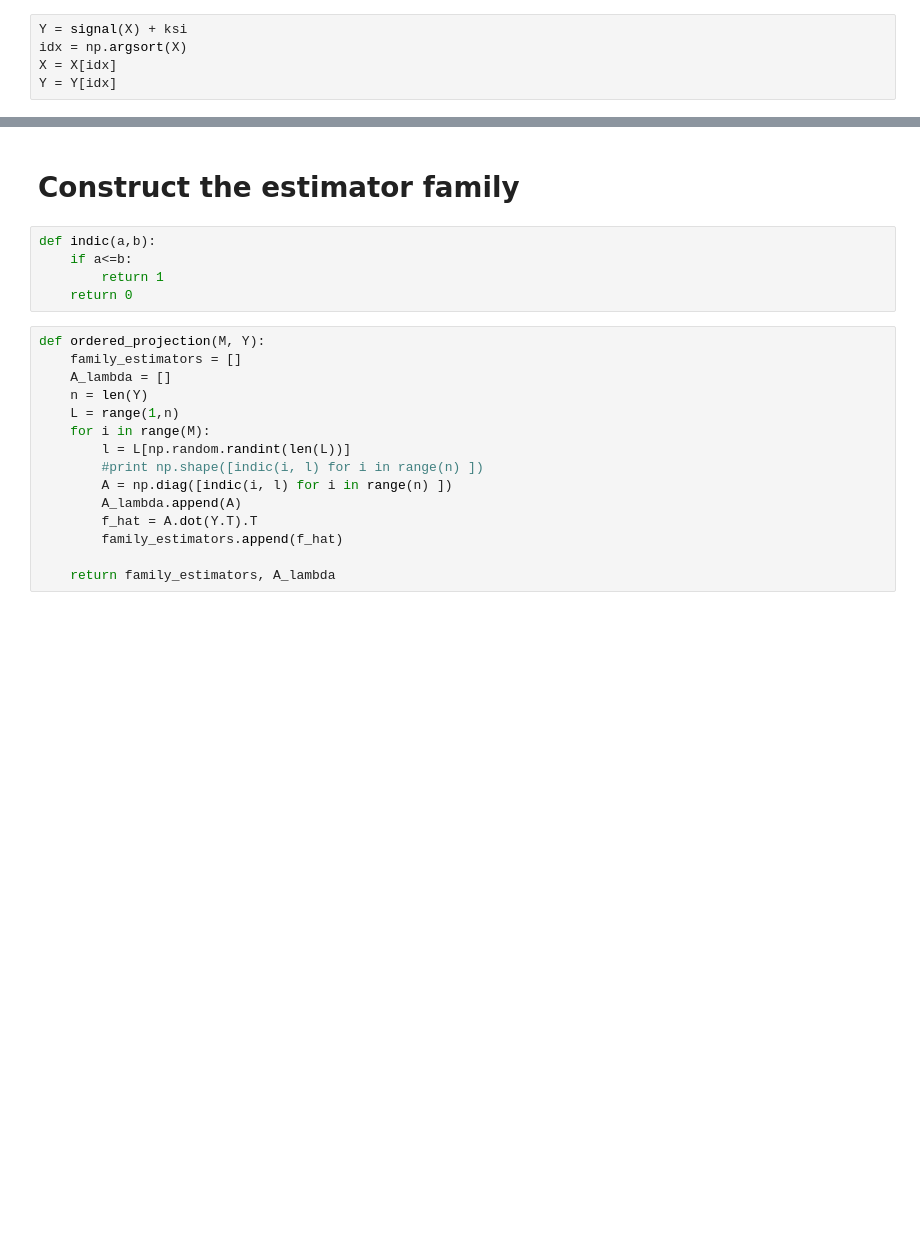
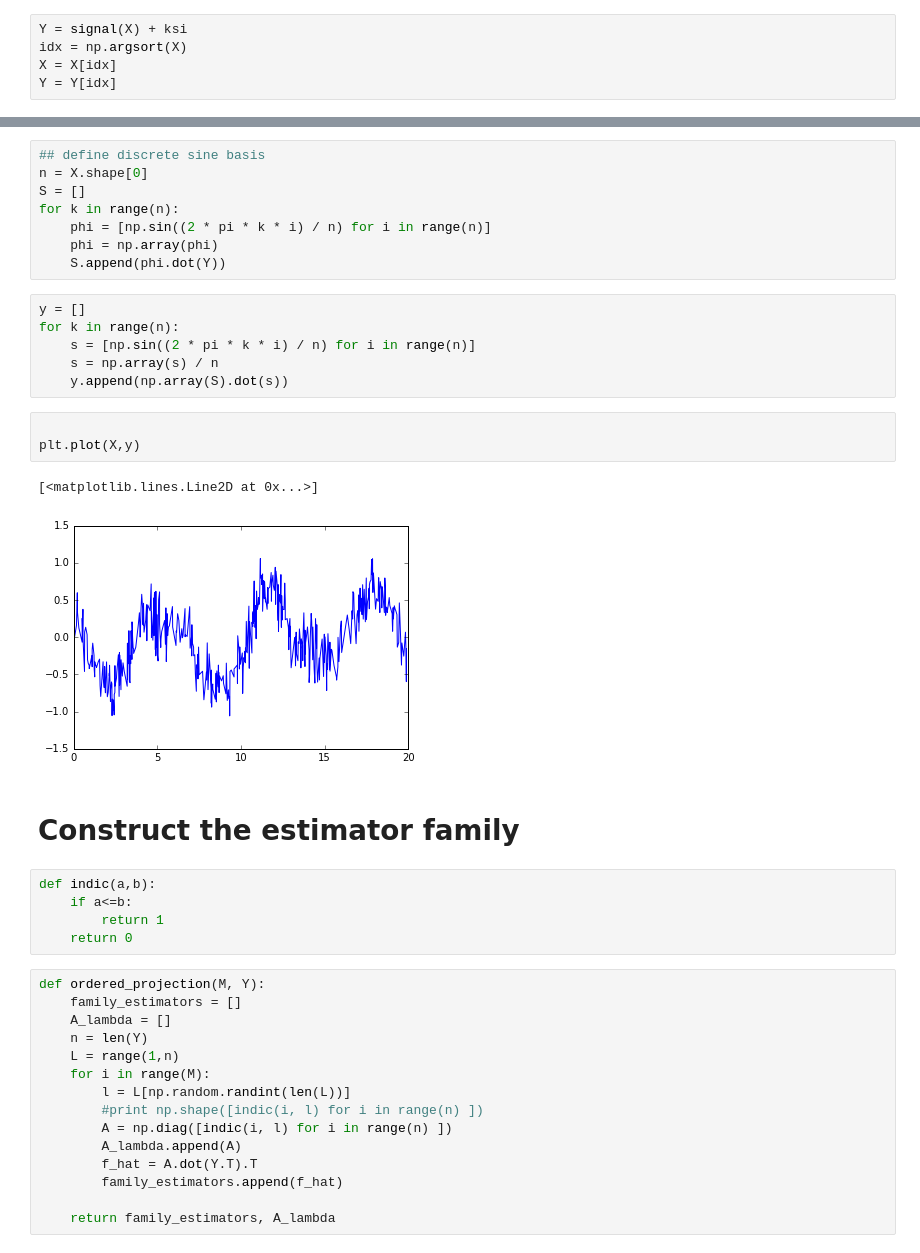
Before and after one commit to Symcies/aggregated_models, a Jupyter notebook: Untitled.ipynb, the cells around one changed output, grey strips where cells are left out. Saved outputs shown, nothing was run; the diff lists cells and outputs as text; blank space fills up the shorter version.

```diff
--- a/Untitled.ipynb
+++ b/Untitled.ipynb
@@ -27,3 +35,23 @@ plt.show()
+# %%
+## define discrete sine basis
+n = X.shape[0]
+S = []
+for k in range(n):
+    phi = [np.sin((2 * pi * k * i) / n) for i in range(n)]
+    phi = np.array(phi)
+    S.append(phi.dot(Y))
+# %%
+y = []
+for k in range(n):
+    s = [np.sin((2 * pi * k * i) / n) for i in range(n)]
+    s = np.array(s) / n
+    y.append(np.array(S).dot(s))
+# %%
+
+plt.plot(X,y)
+# %% [output]
+[<matplotlib.lines.Line2D at 0x...>]
+[figure, added]
 # %% [markdown]
 # Construct the estimator family
 # %%
```
Also changed, not shown: parts of 6 cells of this notebook.
